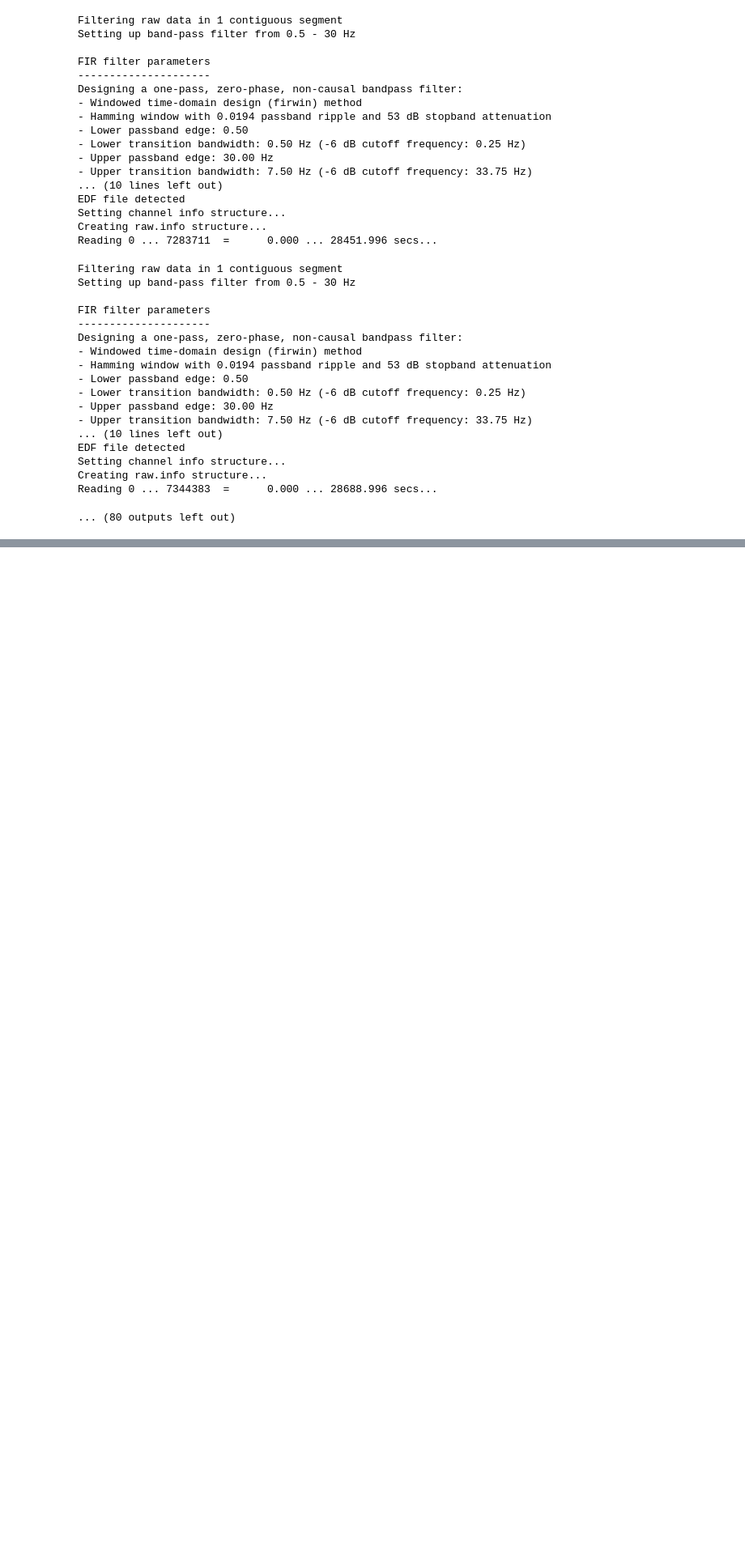
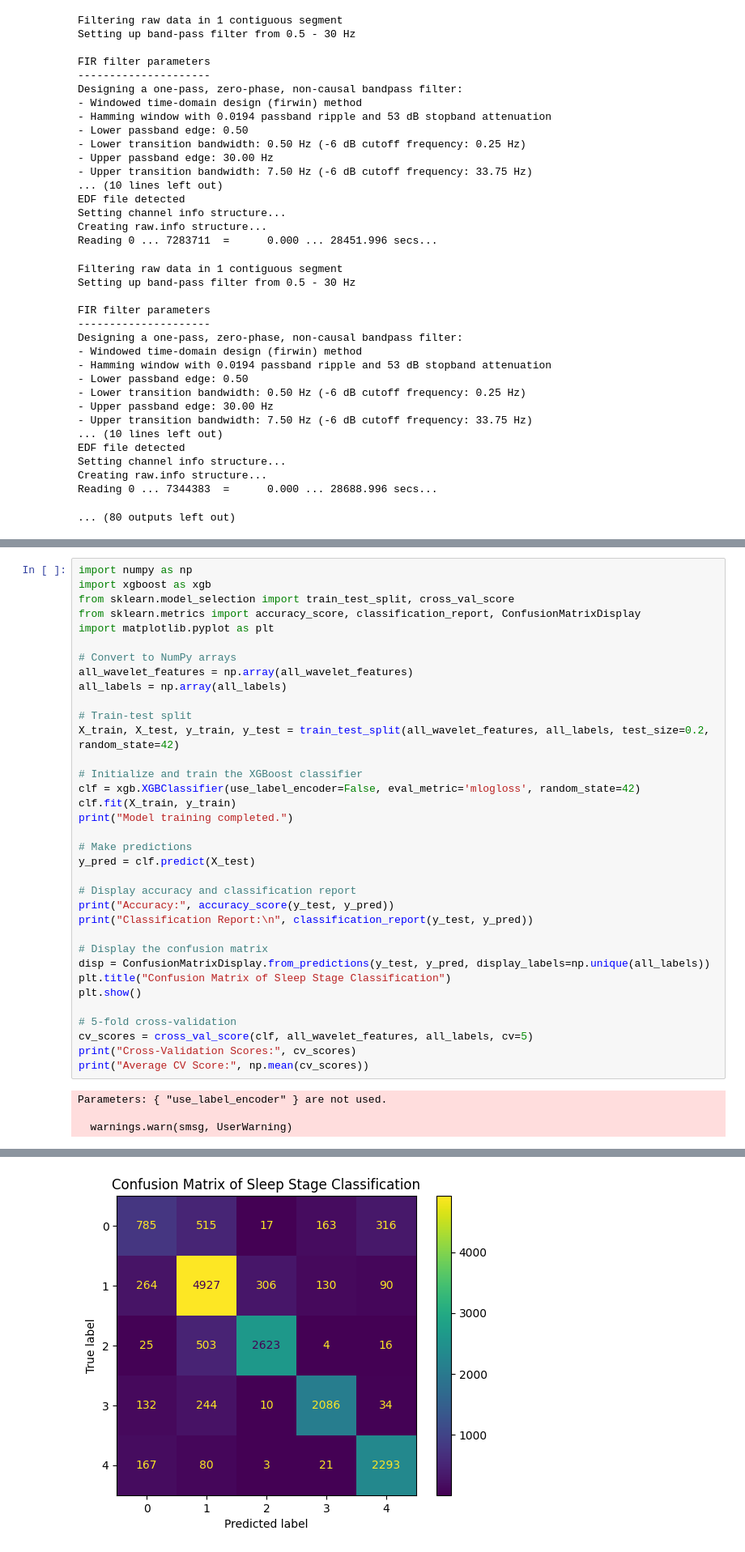
Before and after one commit to lewin-jesudhas/Sleep-Stage-Classification, a Jupyter notebook: sleep3.ipynb, the cells around one changed output, grey strips where cells are left out. Shown at 81% size. Saved outputs shown, nothing was run; the diff lists cells and outputs as text; blank space fills up the shorter version.

Commit message:
updated XGBoost

```diff
--- a/sleep3.ipynb
+++ b/sleep3.ipynb
@@ -305,0 +596,39 @@ Reading 0 ... 7344383  =      0.000 ... 28688.996 secs...
+# %%
+import numpy as np
+import xgboost as xgb
+from sklearn.model_selection import train_test_split, cross_val_score
+from sklearn.metrics import accuracy_score, classification_report, ConfusionMatrixDisplay
+import matplotlib.pyplot as plt
+
+# Convert to NumPy arrays
+all_wavelet_features = np.array(all_wavelet_features)
+all_labels = np.array(all_labels)
+
+# Train-test split
+X_train, X_test, y_train, y_test = train_test_split(all_wavelet_features, all_labels, test_size=0.2, random_state=42)
+
+# Initialize and train the XGBoost classifier
+clf = xgb.XGBClassifier(use_label_encoder=False, eval_metric='mlogloss', random_state=42)
+clf.fit(X_train, y_train)
+print("Model training completed.")
+
+# Make predictions
+y_pred = clf.predict(X_test)
+
+# Display accuracy and classification report
+print("Accuracy:", accuracy_score(y_test, y_pred))
+print("Classification Report:\n", classification_report(y_test, y_pred))
+
+# Display the confusion matrix
+disp = ConfusionMatrixDisplay.from_predictions(y_test, y_pred, display_labels=np.unique(all_labels))
+plt.title("Confusion Matrix of Sleep Stage Classification")
+plt.show()
+
+# 5-fold cross-validation
+cv_scores = cross_val_score(clf, all_wavelet_features, all_labels, cv=5)
+print("Cross-Validation Scores:", cv_scores)
+print("Average CV Score:", np.mean(cv_scores))
+# %% [output]
+Parameters: { "use_label_encoder" } are not used.
+
+  warnings.warn(smsg, UserWarning)
@@ -305,0 +649 @@ Reading 0 ... 7344383  =      0.000 ... 28688.996 secs...
+[figure, added]
```
Also changed, not shown: parts of 11 cells of this notebook.
